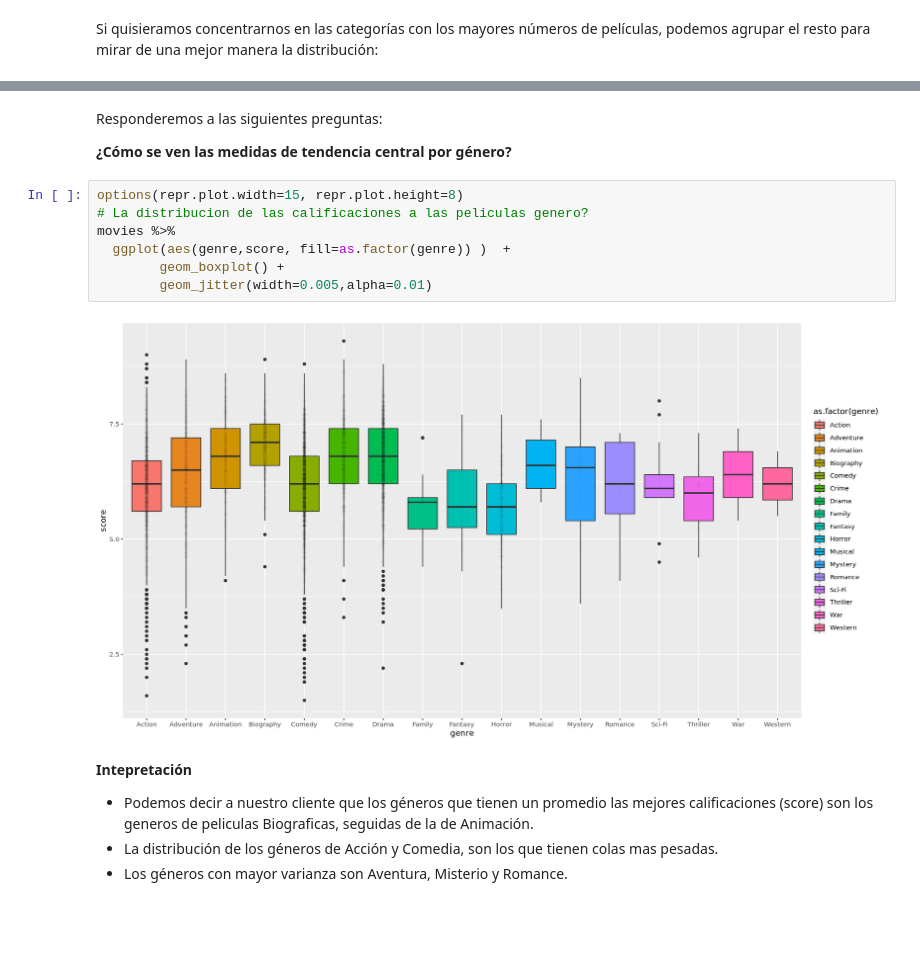
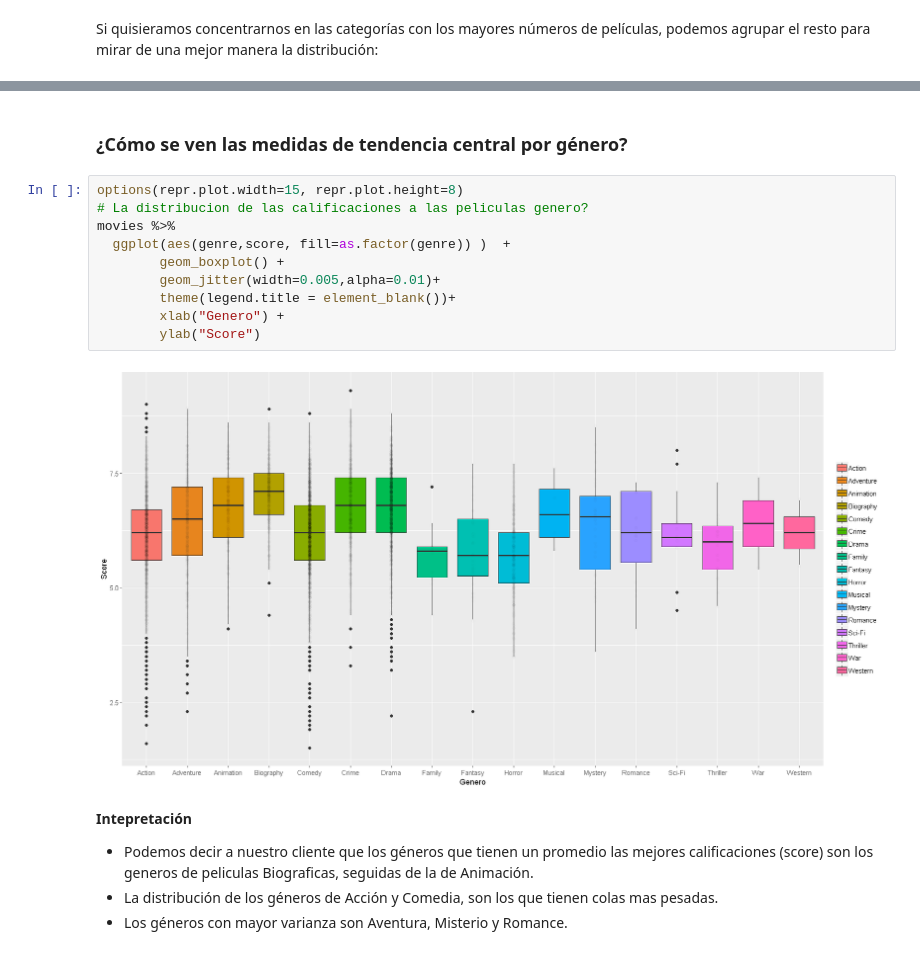
Before and after one commit to prope-2020-gh-classroom/practica-final-por-equipos-verano-2020-itam-LizzyGamboa, a Jupyter notebook: PF_AnalisisExploratorio_P1.ipynb, the cells around one changed output, grey strips where cells are left out. Drawn from its saved outputs; the diff is of its cells as text; blank space fills up the shorter version.

```diff
--- a/PF_AnalisisExploratorio_P1.ipynb
+++ b/PF_AnalisisExploratorio_P1.ipynb
@@ -129,16 +117,17 @@ t1  %>%
 # %% [markdown]
-Responderemos a las siguientes preguntas:
-
-**¿Cómo se ven las medidas de tendencia central por género?**
+### ¿Cómo se ven las medidas de tendencia central por género?
 # %%
 options(repr.plot.width=15, repr.plot.height=8)
 # La distribucion de las calificaciones a las peliculas genero?
 movies %>%
   ggplot(aes(genre,score, fill=as.factor(genre)) )  +
         geom_boxplot() +
-        geom_jitter(width=0.005,alpha=0.01)
+        geom_jitter(width=0.005,alpha=0.01)+
+        theme(legend.title = element_blank())+
+        xlab("Genero") +
+        ylab("Score")
 # %% [output]
-[figure, old version]
+[figure, new version]
 # %% [markdown]
 **Intepretación**
 
```
Also changed, not shown: parts of 17 cells of this notebook.
